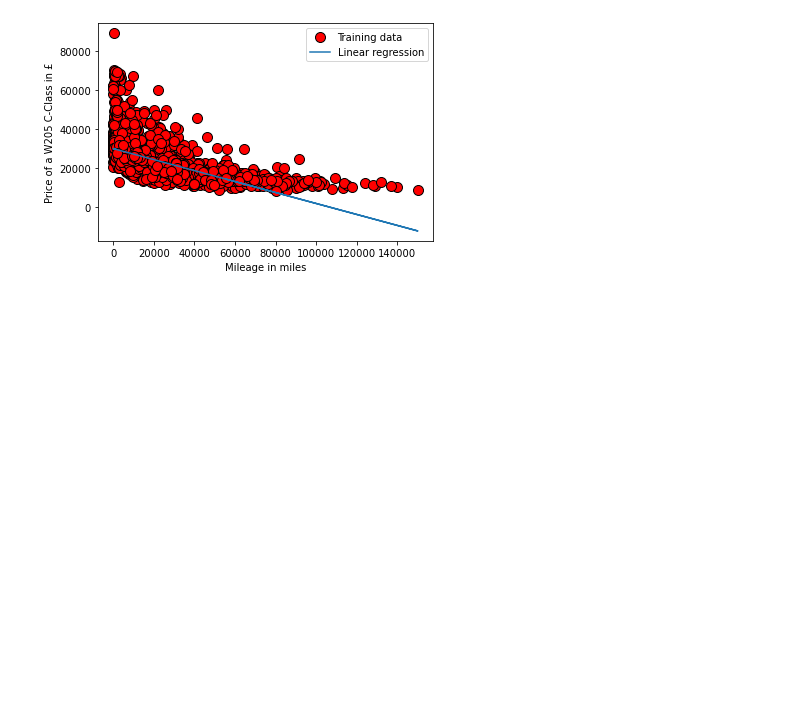
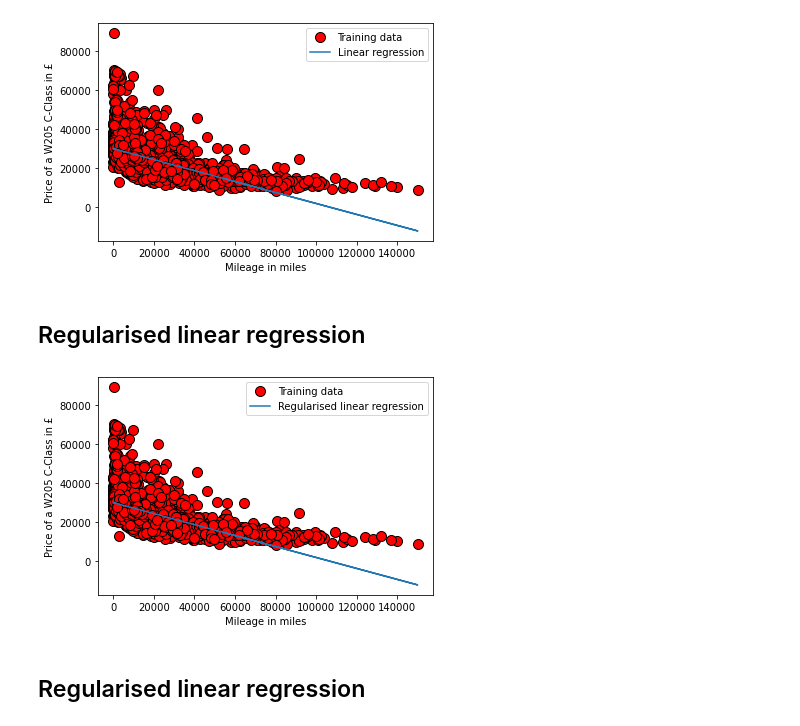
Before and after one commit to LuigiGuerriero1999/machine_learning_project, a Jupyter notebook: Machine Learning Project UK Used Car Data .ipynb, the cells around one changed output. Cells and saved outputs as stored; diff of their text form; code cells hidden in the pictures; blank space fills up the shorter version.

```diff
--- a/Machine Learning Project UK Used Car Data .ipynb
+++ b/Machine Learning Project UK Used Car Data .ipynb
@@ -280,3 +279,5 @@ pyplot.plot(X_not_norm_stacked[:, 1], np.dot(X, theta), '-')
 pyplot.legend(['Training data', 'Linear regression']);
 # %% [output]
 [figure]
+# %% [markdown]
+## Regularised linear regression
@@ -282,0 +338,10 @@ pyplot.legend(['Training data', 'Linear regression']);
+# %%
+theta_regularized = trainLinearReg(linearRegCostFunction, X, y, lambda_=0)
+# plot the linear fit
+plotData(X_not_norm_stacked[:, 1], y)
+pyplot.plot(X_not_norm_stacked[:, 1], np.dot(X, theta_regularized), '-')
+pyplot.legend(['Training data', 'Regularised linear regression']);
+# %% [output]
+[figure, added]
+# %% [markdown]
+## Regularised linear regression
```
Also changed, not shown: parts of 12 cells of this notebook, 1 other file.
